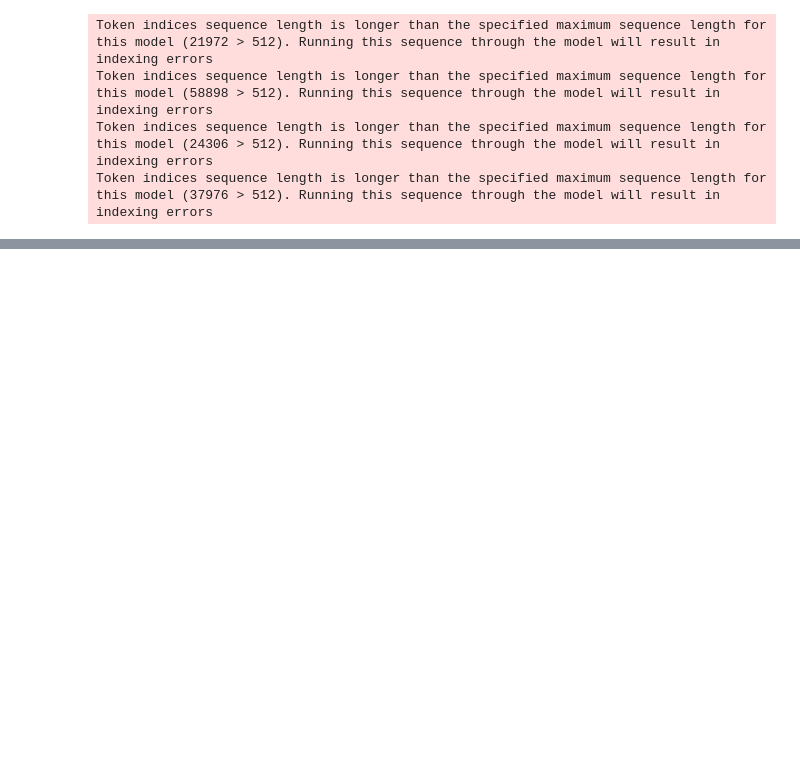
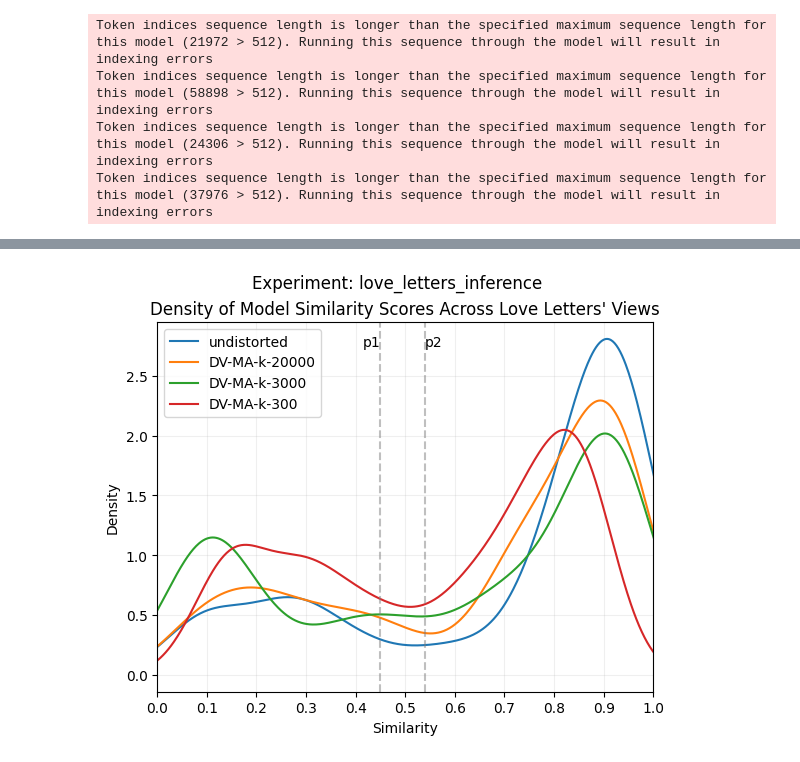
Before and after one commit to zacharyabolton/historical_av_with_SBERT, a Jupyter notebook: notebooks/infer.ipynb, the cells around one changed output, grey strips where cells are left out. Cells and saved outputs as stored; diff of their text form; code cells hidden in the pictures; blank space fills up the shorter version.

```diff
--- a/notebooks/infer.ipynb
+++ b/notebooks/infer.ipynb
@@ -138,0 +319,22 @@ Max:                   0.9901821613311768
+# %%
+ax = df_view_preds.plot.density()
+ax.set_xticks(np.arange(0.0, 1.1, 0.1))
+plt.xlim(0.0, 1.0)
+
+plt.axvline(x=P1, color='gray', linestyle='--', alpha=0.5)
+plt.axvline(x=P2, color='gray', linestyle='--', alpha=0.5)
+
+plt.text(P1, plt.ylim()[1] - 0.2, 'p1', rotation=0, horizontalalignment='right')
+plt.text(P2, plt.ylim()[1] - 0.2, 'p2', rotation=0, horizontalalignment='left')
+
+ax.set_xlabel('Similarity')
+
+fig = ax.get_figure()
+fig.suptitle('Experiment: love_letters_inference')
+ax.set_title("Density of Model Similarity Scores Across Love Letters' Views")
+
+plt.grid(True, which="both", ls="-", alpha=0.2)
+
+plt.show(ax)
+# %% [output]
+[figure, added]
```
Also changed, not shown: parts of 8 cells of this notebook.
